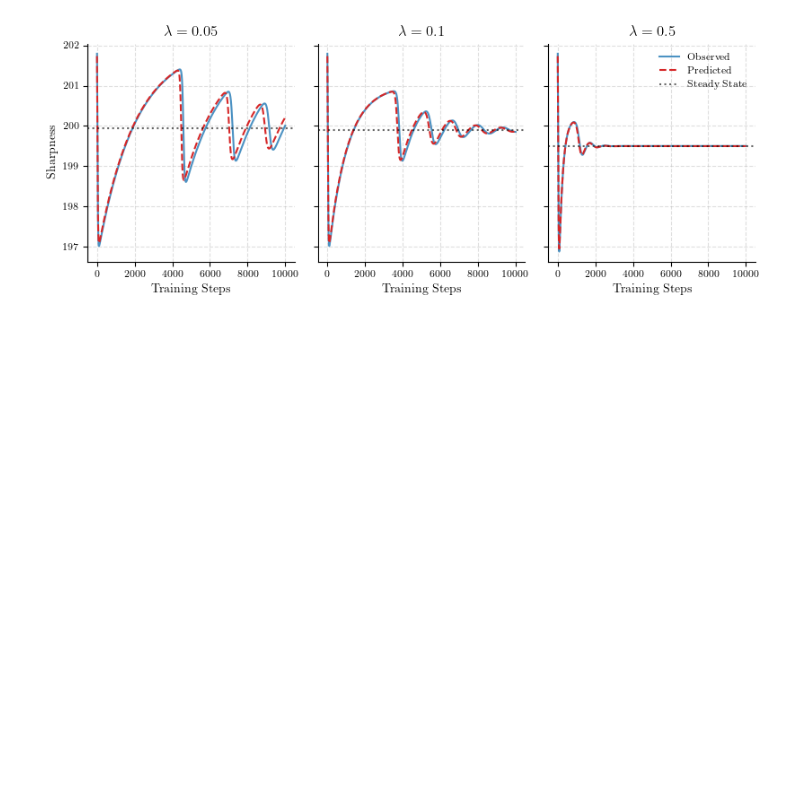
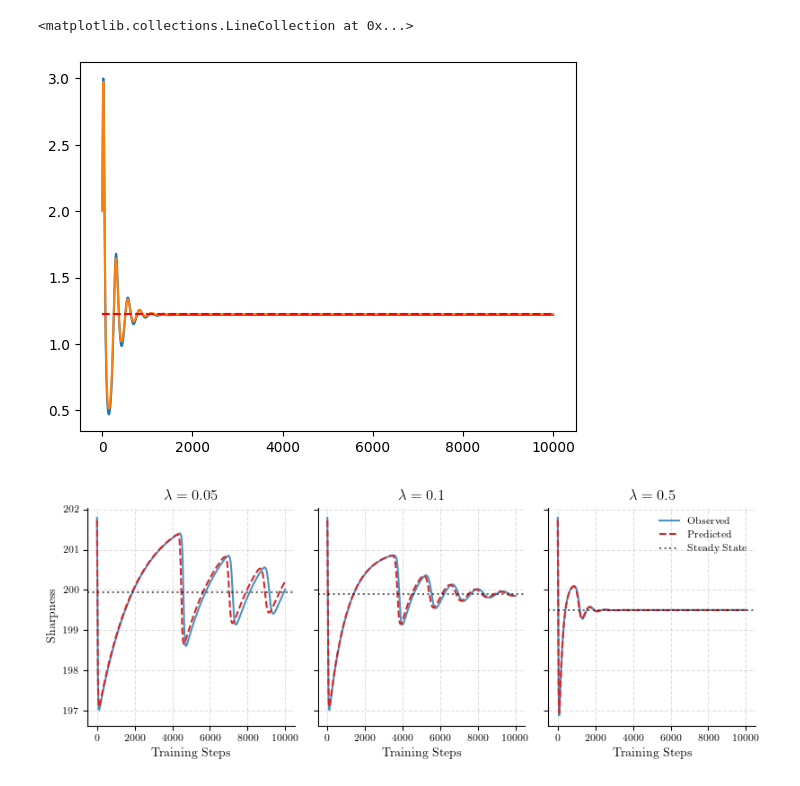
Before and after one commit to lutscha/slt-experiments, a Jupyter notebook: runs.ipynb, the cells around one changed output. Drawn from its saved outputs; the diff is of its cells as text; code cells hidden in the pictures; blank space fills up the shorter version.

```diff
--- a/runs.ipynb
+++ b/runs.ipynb
@@ -9 +42,8 @@ import numpy as np
+# %%
+plt.plot((np.abs(np.vecdot(data["u"], (data["xyz"]), axis=1))))
+plt.plot(np.abs(predicted["x_pred"]))
+plt.hlines(y=predicted["X_resting"], xmin=0, xmax=n_steps, color='r', linestyle='--')
+# %% [output]
+<matplotlib.collections.LineCollection at 0x...>
+[figure, added]
 # %%
```
Also changed, not shown: parts of 16 cells of this notebook, 11 other files.
